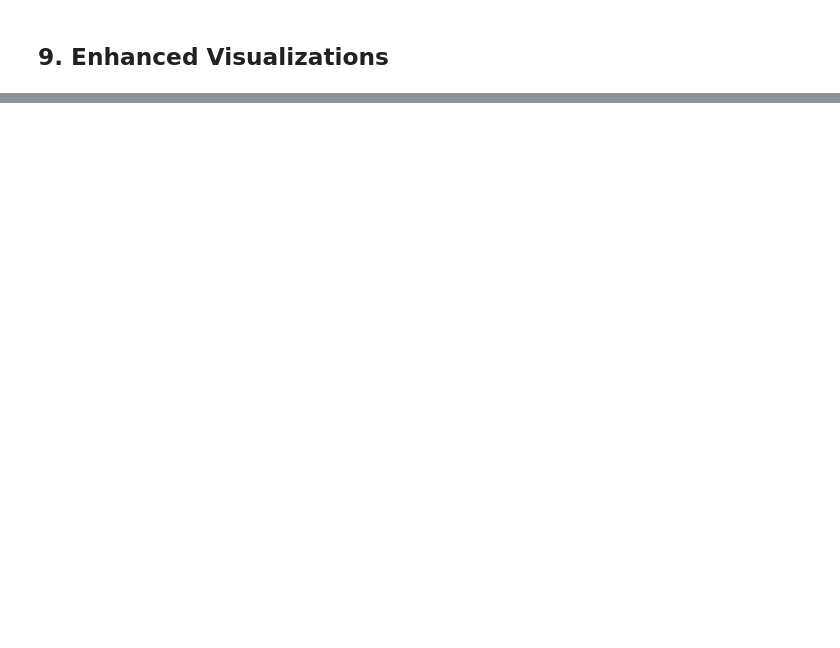
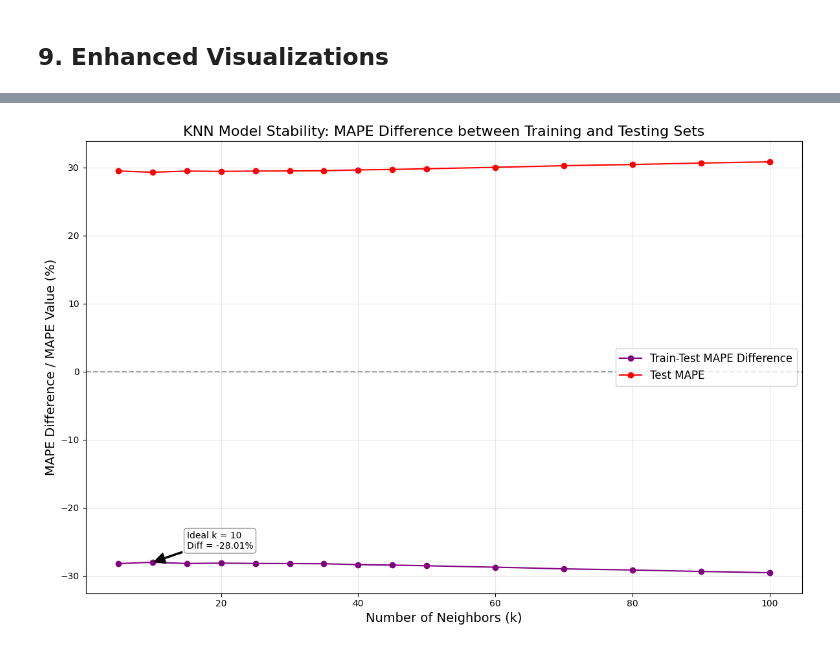
Before and after one commit to DuongDH03/RealEstate-EDA-Modeling, a Jupyter notebook: Modeling/Alonhatot/knn_regression_model.ipynb, the cells around one changed output, grey strips where cells are left out. Drawn from its saved outputs; the diff is of its cells as text; code cells hidden in the pictures; blank space fills up the shorter version.

```diff
--- a/Modeling/Alonhatot/knn_regression_model.ipynb
+++ b/Modeling/Alonhatot/knn_regression_model.ipynb
@@ -415,0 +551,37 @@ plt.show()
+# %%
+# Create a second visualization to analyze overfitting and model stability
+plt.figure(figsize=(12, 8))
+
+# Plot the difference between train and test MAPE (to show overfitting)
+mape_diff = [train - test for train, test in zip(train_mape_values, test_mape_values)]
+plt.plot(k_values, mape_diff, 'o-', color='purple', label='Train-Test MAPE Difference')
+
+# Plot test MAPE
+plt.plot(k_values, test_mape_values, 'o-', color='red', label='Test MAPE')
+
+# Add horizontal line at y=0 for reference
+plt.axhline(y=0, color='gray', linestyle='--', alpha=0.7)
+
+# Add grid, legends and labels
+plt.grid(True, alpha=0.3)
+plt.legend(fontsize=12)
+plt.xlabel('Number of Neighbors (k)', fontsize=14)
+plt.ylabel('MAPE Difference / MAPE Value (%)', fontsize=14)
+plt.title('KNN Model Stability: MAPE Difference between Training and Testing Sets', fontsize=16)
+
+# Find where train-test difference is closest to 0 (minimal overfitting)
+ideal_k_index = np.abs(np.array(mape_diff)).argmin()
+ideal_k = k_values[ideal_k_index]
+ideal_diff = mape_diff[ideal_k_index]
+
+plt.annotate(f"Ideal k = {ideal_k}\nDiff = {ideal_diff:.2f}%",
+             xy=(ideal_k, ideal_diff),
+             xytext=(ideal_k + 5, ideal_diff + 2),
+             arrowprops=dict(facecolor='black', shrink=0.05, width=1.5),
+             bbox=dict(boxstyle="round,pad=0.3", fc="white", ec="gray", alpha=0.8))
+
+# Show plot
+plt.tight_layout()
+plt.show()
+# %% [output]
+[figure, added]
```
Also changed, not shown: parts of 10 cells of this notebook, 8 other files.
